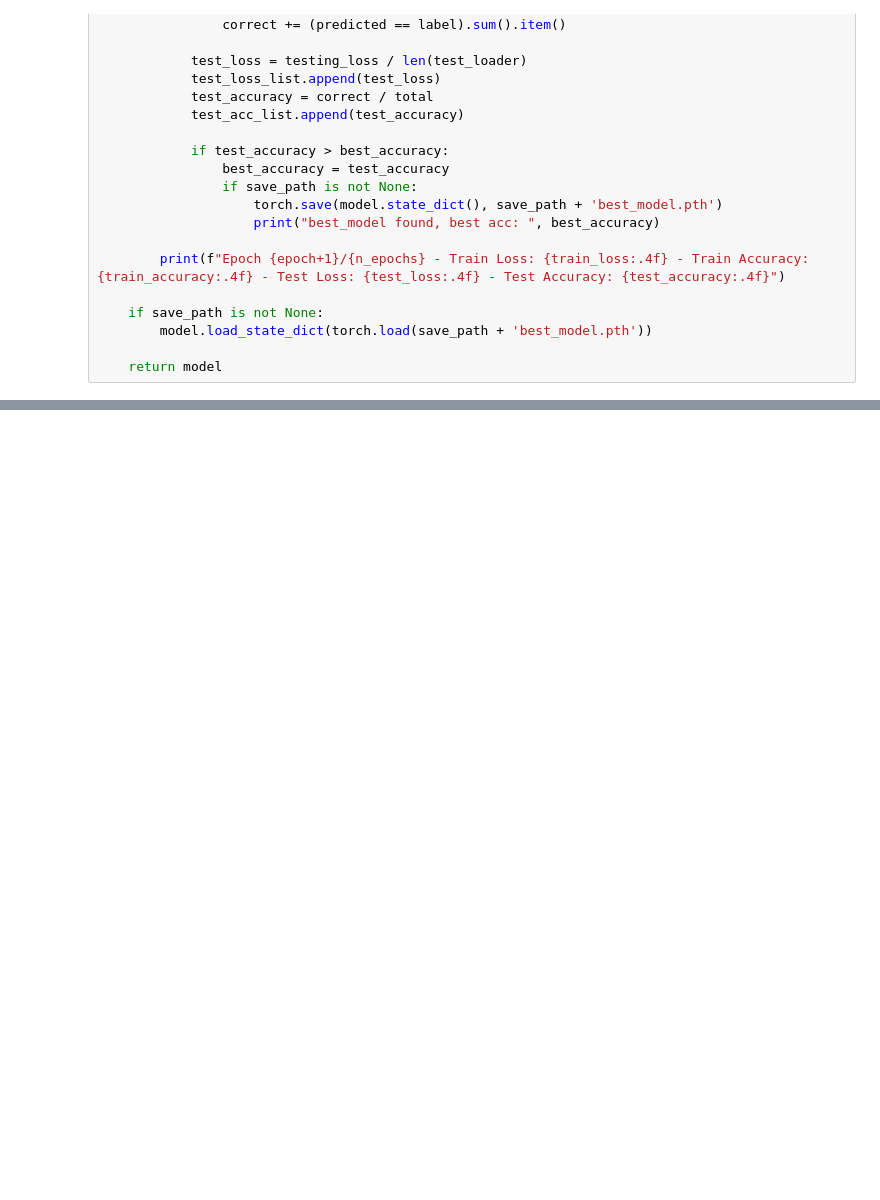
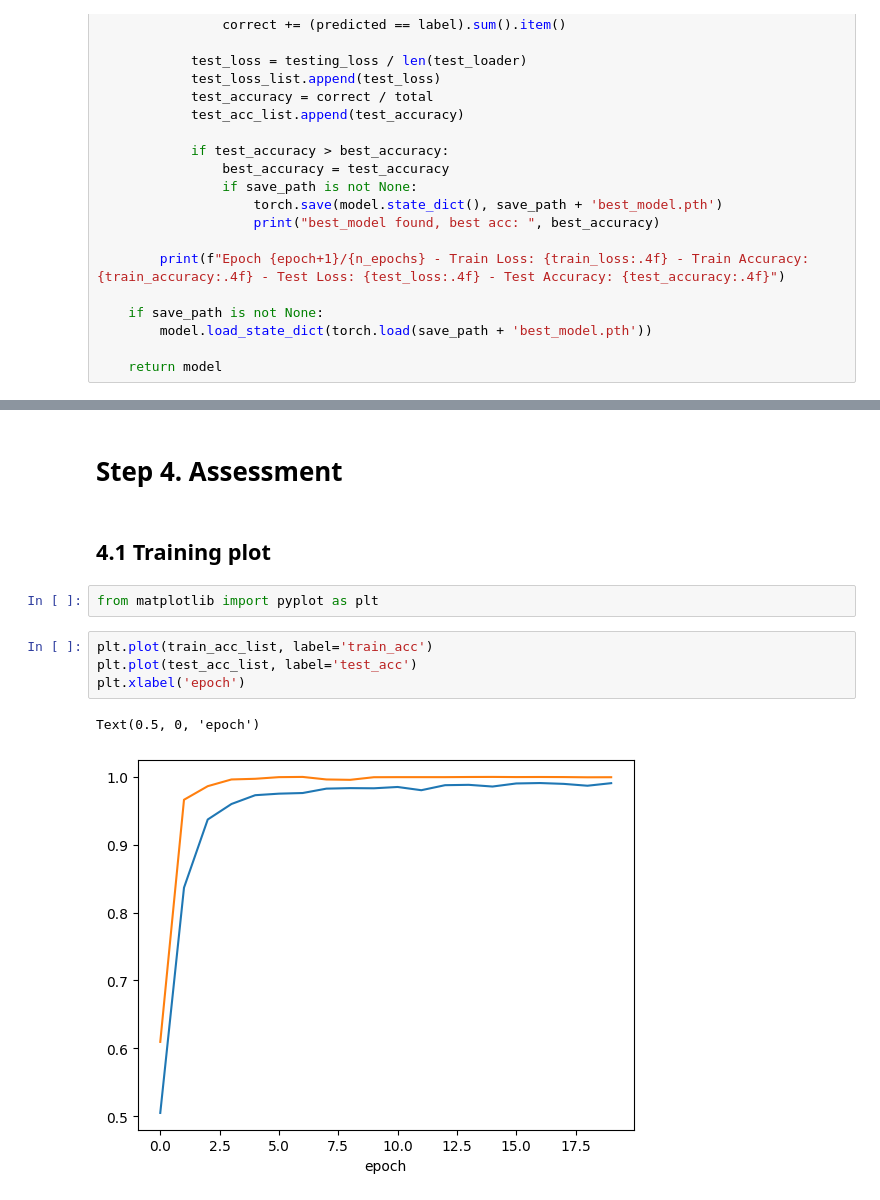
Before and after one commit to yunzinan/BCI-emotion-recognition, a Jupyter notebook: conformer.ipynb, the cells around one changed output, grey strips where cells are left out. Drawn from its saved outputs; the diff is of its cells as text; blank space fills up the shorter version.

```diff
--- a/conformer.ipynb
+++ b/conformer.ipynb
@@ -337,0 +444,13 @@ Epoch 10/10 - Train Loss: 0.0344 - Train Accuracy: 0.9910 - Test Loss: 0.0000 -
+# %% [markdown]
+# Step 4. Assessment
+# %% [markdown]
+## 4.1 Training plot
+# %%
+from matplotlib import pyplot as plt
+# %%
+plt.plot(train_acc_list, label='train_acc')
+plt.plot(test_acc_list, label='test_acc')
+plt.xlabel('epoch')
+# %% [output]
+Text(0.5, 0, 'epoch')
+[figure, added]
```
Also changed, not shown: parts of 24 cells of this notebook, 4 other files.
